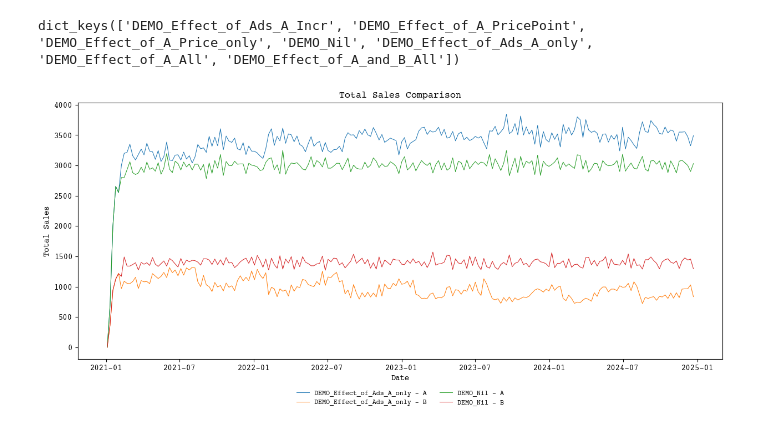
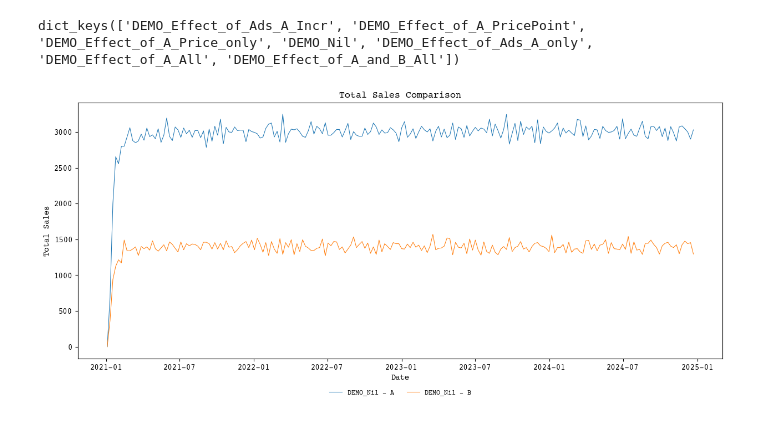
Before and after one commit to mcfitzgerald/consumer-abm, a Jupyter notebook: compare_simulations.ipynb, the cells around one changed output. Saved outputs shown, nothing was run; the diff lists cells and outputs as text; code cells hidden in the pictures.

```diff
--- a/compare_simulations.ipynb
+++ b/compare_simulations.ipynb
@@ -55,6 +55,6 @@ def plot_total_sales(data_frames, simulations, brands):
     plt.legend(loc='upper center', bbox_to_anchor=(0.5, -0.10), ncol=2, fontsize='small', frameon=False)
     plt.show()
 # %%
-plot_total_sales(data_frames, ['DEMO_Effect_of_Ads_A_only', 'DEMO_Nil'],['A','B'])
+plot_total_sales(data_frames, ['DEMO_Nil'],['A','B'])
 # %% [output]
-[figure, old version]
+[figure, new version]
```
Also changed, not shown: 4 other files.
